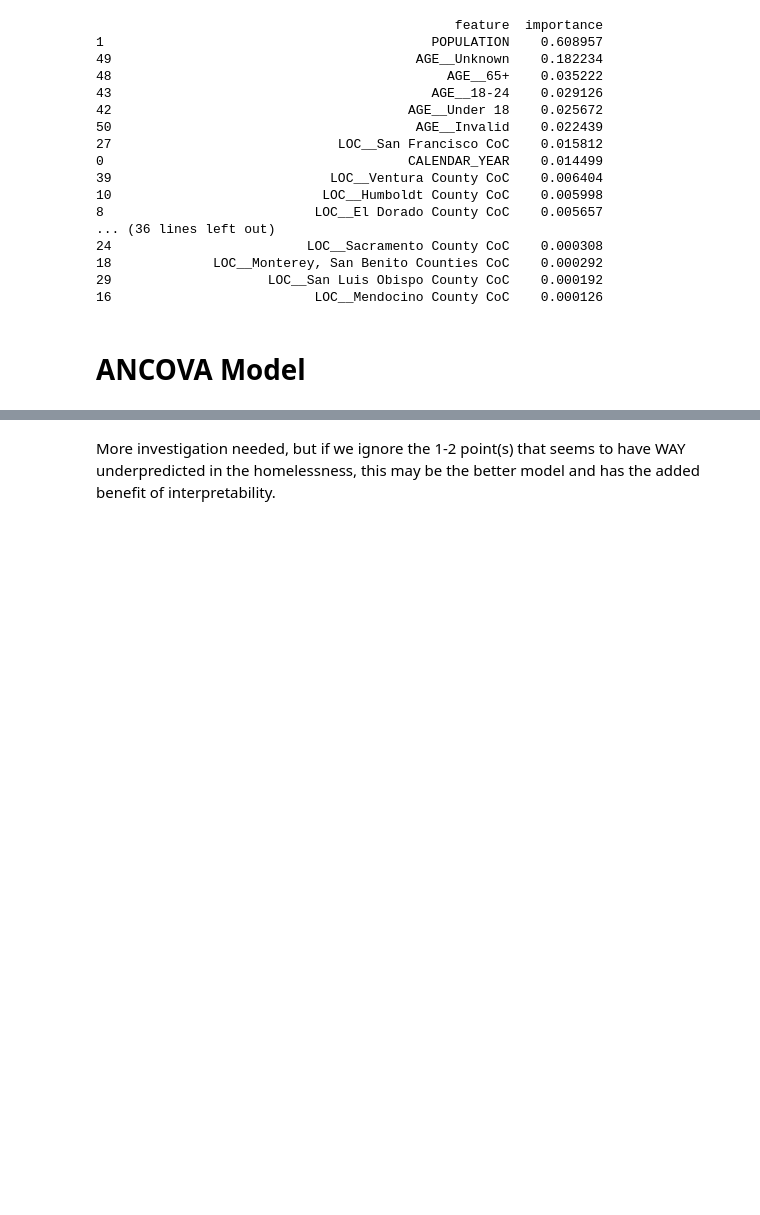
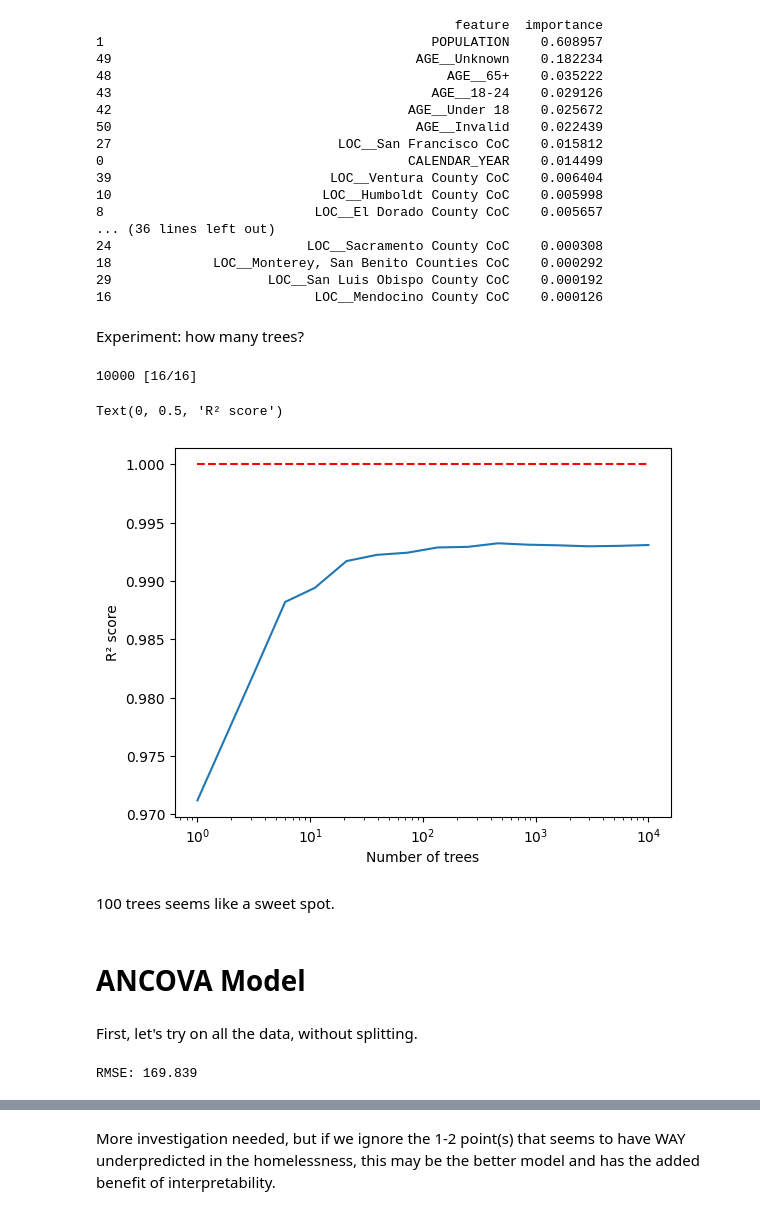
Before and after one commit to igoumiri/homelessness, a Jupyter notebook: plots.ipynb, the cells around one changed output, grey strips where cells are left out. Cells and saved outputs as stored; diff of their text form; code cells hidden in the pictures; blank space fills up the shorter version.

Commit message:
Use all data and compare feature importances and coefficients

```diff
--- a/plots.ipynb
+++ b/plots.ipynb
@@ -502,5 +502,55 @@ print(feature_importance_df)
 ##To Do: 1. Investigate RF model selection
 ##### 2. repeat OLS analysis WITHOUT splitting data to see if this ordering holds true.
 ##### 3. Compare this list to the size of the magnitude of the effects in the linear model to see if they are consistent (interpret interactions in OLS)
+# %% [markdown]
+Experiment: how many trees?
+# %%
+scores = []
+num_points = 16
+num_trees = np.floor(np.logspace(0, 4, num=num_points)).astype(int)
+for i, n_estimators in enumerate(num_trees):
+    print(f"{n_estimators} [{i+1}/{num_points}]", end='\r')
+    model = RandomForestRegressor(n_estimators = n_estimators, random_state = 0)
+    model.fit(x, y)
+    scores.append(model.score(x, y))
+# %% [output]
+10000 [16/16]
+# %%
+plt.semilogx(num_trees, scores)
+plt.plot(num_trees, np.ones(num_points), 'r--')
+plt.xlabel("Number of trees")
+plt.ylabel("R² score")
+# %% [output]
+Text(0, 0.5, 'R² score')
+[figure, added]
+# %% [markdown]
+100 trees seems like a sweet spot.
 # %% [markdown]
 # ANCOVA Model
+# %% [markdown]
+First, let's try on all the data, without splitting.
+# %%
+features = ['CALENDAR_YEAR', 'LOCATION', 'AGE_GROUP_PUBLIC', 'POPULATION']
+
+x = df[features].copy() # Features
+y = np.log(df['EXPERIENCING_HOMELESSNESS_CNT'])  # Target
+
+x['log_homeless'] = y.copy()
+
+import statsmodels.formula.api as smf
+
+formula = 'log_homeless ~ C(LOCATION) * C(AGE_GROUP_PUBLIC) + POPULATION +  CALENDAR_YEAR'
+model = smf.ols(formula, data=x).fit()
+
+# Predict
+y_pred = model.predict(x)
+
+y_pred = np.exp(y_pred)
+y_test = np.exp(y)
+
+rmse = np.sqrt(mean_squared_error(y_test, y_pred))
+print("RMSE:", format(rmse, '.3f'))
+
+#model.summary()
+# %% [output]
+RMSE: 169.839
```
Also changed, not shown: parts of 19 cells of this notebook.
